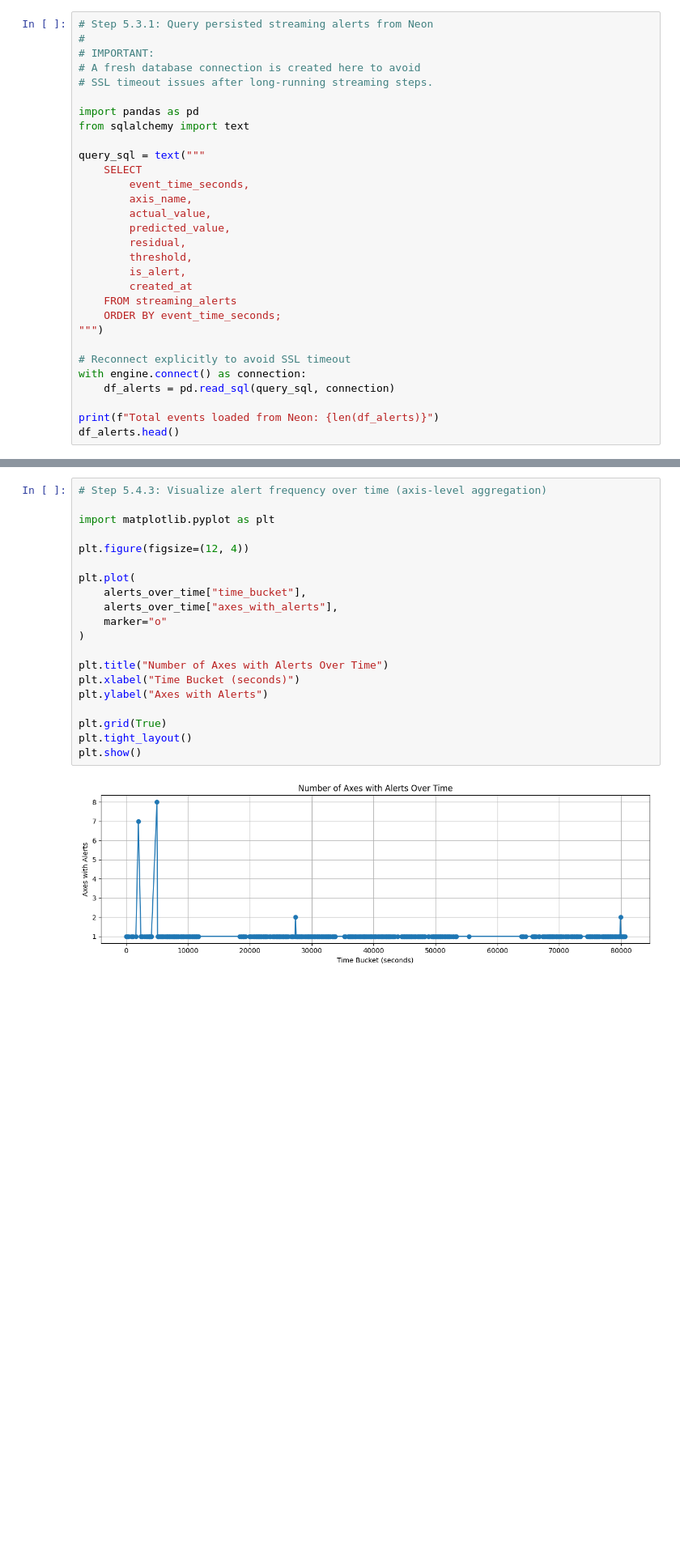
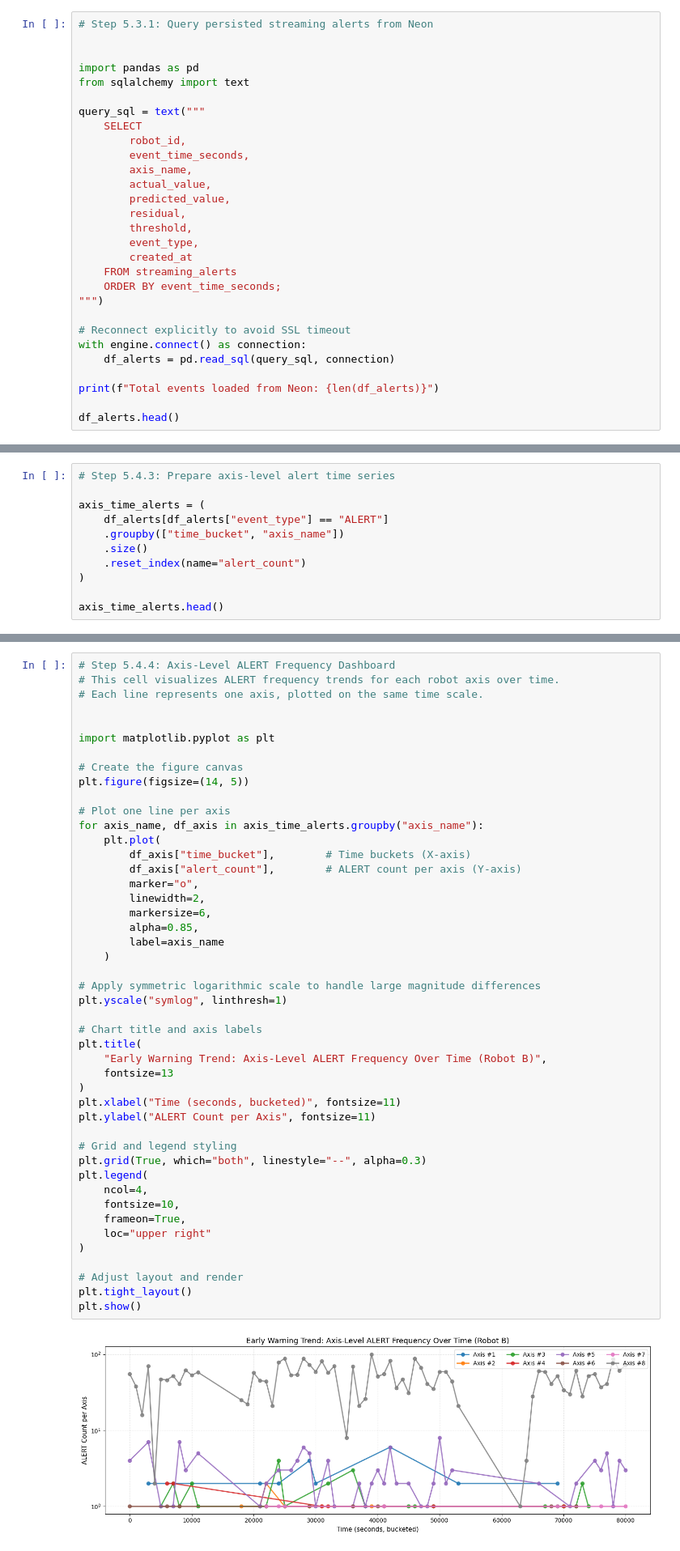
Before and after one commit to hyuan0929/practical-lab1-predictive-maintenance, a Jupyter notebook: notebooks/Lab1_Predictive_Maintenance.ipynb, the cells around one changed output, grey strips where cells are left out. Shown at 81% size. Drawn from its saved outputs; the diff is of its cells as text; blank space fills up the shorter version.

Commit message:
Add Robot B dataset and finalize streaming notebook

```diff
--- a/notebooks/Lab1_Predictive_Maintenance.ipynb
+++ b/notebooks/Lab1_Predictive_Maintenance.ipynb
@@ -1111,22 +1039,20 @@ This confirms that streaming data was ingested, alerts were logged, and threshol
 # %%
 # Step 5.3.1: Query persisted streaming alerts from Neon
-#
-# IMPORTANT:
-# A fresh database connection is created here to avoid
-# SSL timeout issues after long-running streaming steps.
+
 
 import pandas as pd
 from sqlalchemy import text
 
 query_sql = text("""
     SELECT
+        robot_id,
         event_time_seconds,
         axis_name,
         actual_value,
         predicted_value,
         residual,
         threshold,
-        is_alert,
+        event_type,
         created_at
     FROM streaming_alerts
     ORDER BY event_time_seconds;
@@ -1137,5 +1063,6 @@ with engine.connect() as connection:
     df_alerts = pd.read_sql(query_sql, connection)
 
 print(f"Total events loaded from Neon: {len(df_alerts)}")
+
 df_alerts.head()
 # %% [output]
@@ -1244,0 +1205,11 @@ alerts_over_time.head()
+# %%
+# Step 5.4.3: Prepare axis-level alert time series
+
+axis_time_alerts = (
+    df_alerts[df_alerts["event_type"] == "ALERT"]
+    .groupby(["time_bucket", "axis_name"])
+    .size()
+    .reset_index(name="alert_count")
+)
+
+axis_time_alerts.head()
@@ -1245,25 +1223,51 @@ alerts_over_time.head()
 # %%
-# Step 5.4.3: Visualize alert frequency over time (axis-level aggregation)
+# Step 5.4.4: Axis-Level ALERT Frequency Dashboard
+# This cell visualizes ALERT frequency trends for each robot axis over time.
+# Each line represents one axis, plotted on the same time scale.
+
 
 import matplotlib.pyplot as plt
 
-plt.figure(figsize=(12, 4))
+# Create the figure canvas
+plt.figure(figsize=(14, 5))
 
-plt.plot(
-    alerts_over_time["time_bucket"],
-    alerts_over_time["axes_with_alerts"],
-    marker="o"
+# Plot one line per axis
+for axis_name, df_axis in axis_time_alerts.groupby("axis_name"):
+    plt.plot(
+        df_axis["time_bucket"],        # Time buckets (X-axis)
+        df_axis["alert_count"],        # ALERT count per axis (Y-axis)
+        marker="o",
+        linewidth=2,
+        markersize=6,
+        alpha=0.85,
+        label=axis_name
+    )
+
+# Apply symmetric logarithmic scale to handle large magnitude differences
+plt.yscale("symlog", linthresh=1)
+
+# Chart title and axis labels
+plt.title(
+    "Early Warning Trend: Axis-Level ALERT Frequency Over Time (Robot B)",
+    fontsize=13
+)
+plt.xlabel("Time (seconds, bucketed)", fontsize=11)
+plt.ylabel("ALERT Count per Axis", fontsize=11)
+
+# Grid and legend styling
+plt.grid(True, which="both", linestyle="--", alpha=0.3)
+plt.legend(
+    ncol=4,
+    fontsize=10,
+    frameon=True,
+    loc="upper right"
 )
 
-plt.title("Number of Axes with Alerts Over Time")
-plt.xlabel("Time Bucket (seconds)")
-plt.ylabel("Axes with Alerts")
-
-plt.grid(True)
+# Adjust layout and render
 plt.tight_layout()
 plt.show()
 # %% [output]
-[figure, old version]
+[figure, new version]
 # %% [markdown]
 ## Step 5.5: Simulated Streaming and Real-Time Alerting Summary
 
```
Also changed, not shown: parts of 32 cells of this notebook, 1 other file.
